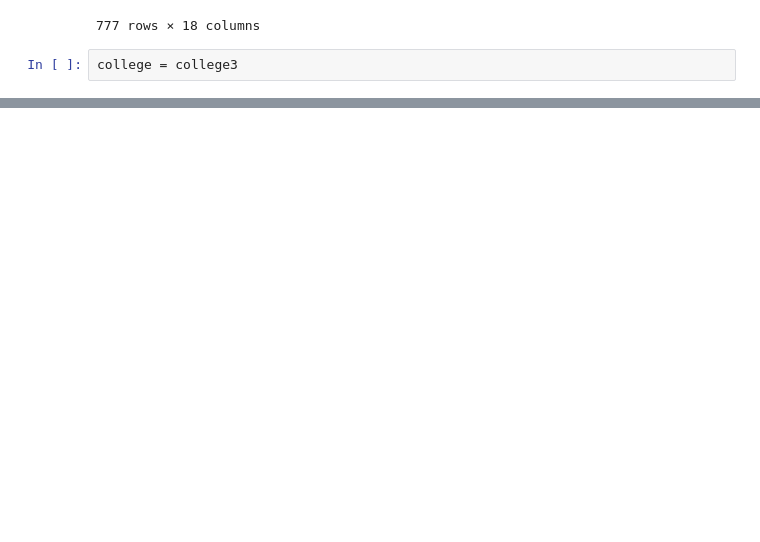
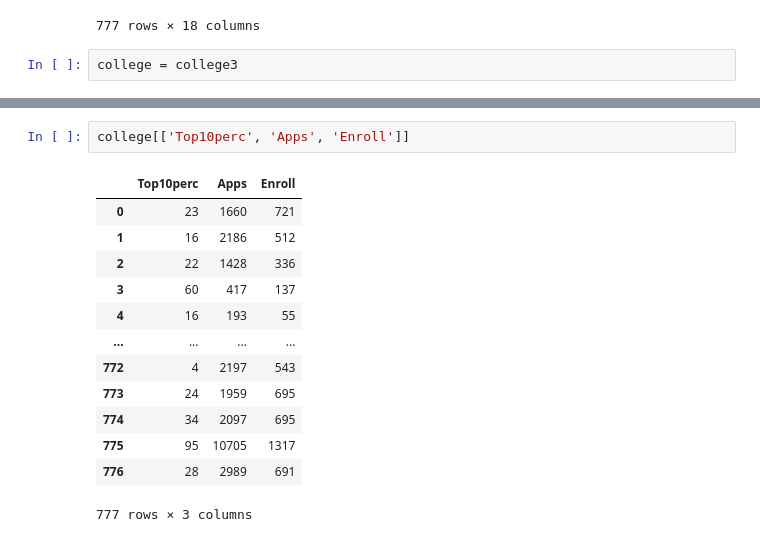
Before and after one commit to yxu148/ISLP_labs, a Jupyter notebook: homework/chapt2/question8.ipynb, the cells around one changed output, grey strips where cells are left out. Drawn from its saved outputs; the diff is of its cells as text; blank space fills up the shorter version.

```diff
--- a/homework/chapt2/question8.ipynb
+++ b/homework/chapt2/question8.ipynb
@@ -35,3 +35,19 @@ college.describe()
 | 50% | 1558.000000 | 1110.000000 | 434.000000 | 23.000000 | 54.000000 | 1707.000000 | 353.000000 | 9990.000000 | 4200.000000 | ... |
 | 75% | 3624.000000 | 2424.000000 | 902.000000 | 35.000000 | 69.000000 | 4005.000000 | 967.000000 | 12925.000000 | 5050.000000 | ... |
 | max | 48094.000000 | 26330.000000 | 6392.000000 | 96.000000 | 100.000000 | 31643.000000 | 21836.000000 | 21700.000000 | 8124.000000 | ... |
+# %%
+college[['Top10perc', 'Apps', 'Enroll']]
+# %% [output]
+|  | Top10perc | Apps | Enroll |
+| 0 | 23 | 1660 | 721 |
+| 1 | 16 | 2186 | 512 |
+| 2 | 22 | 1428 | 336 |
+| 3 | 60 | 417 | 137 |
+| 4 | 16 | 193 | 55 |
+| ... | ... | ... | ... |
+| 772 | 4 | 2197 | 543 |
+| 773 | 24 | 1959 | 695 |
+| 774 | 34 | 2097 | 695 |
+| 775 | 95 | 10705 | 1317 |
+| 776 | 28 | 2989 | 691 |
+777 rows × 3 columns
```
Also changed, not shown: parts of 8 cells of this notebook, 2 other files.
